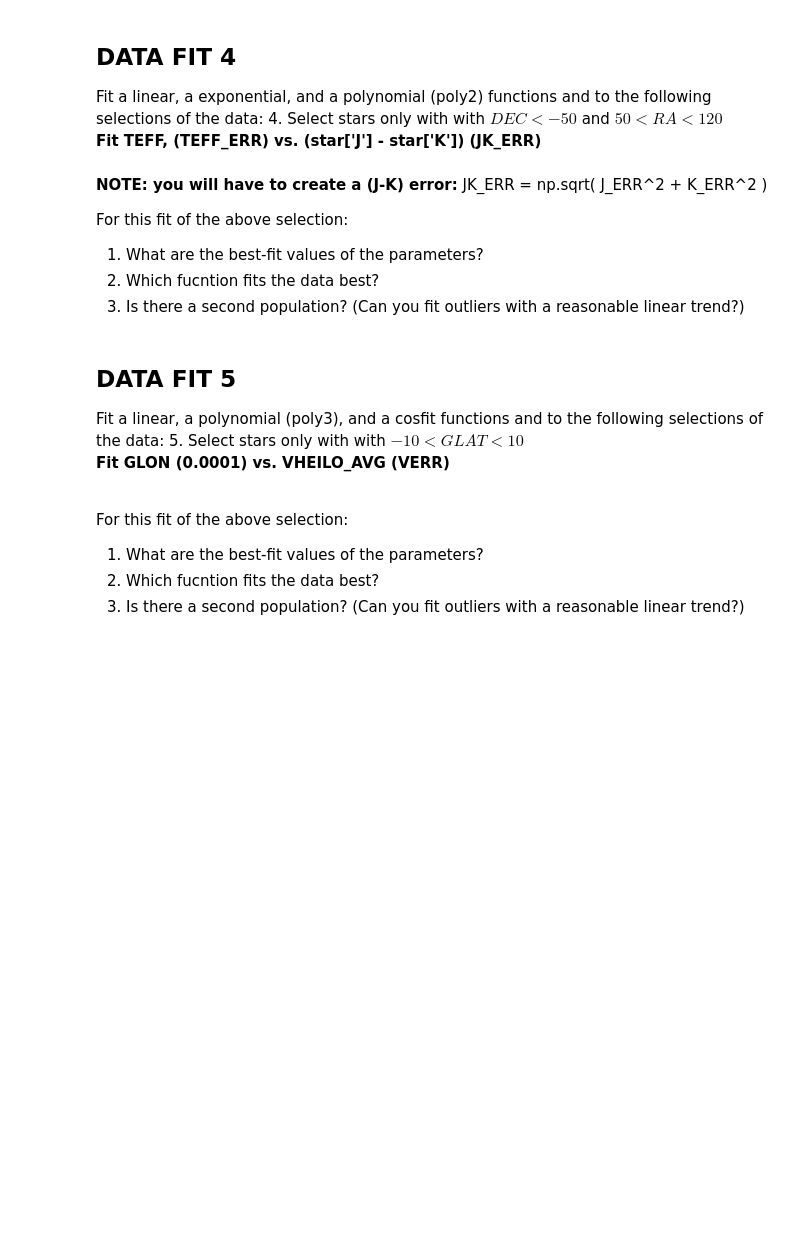
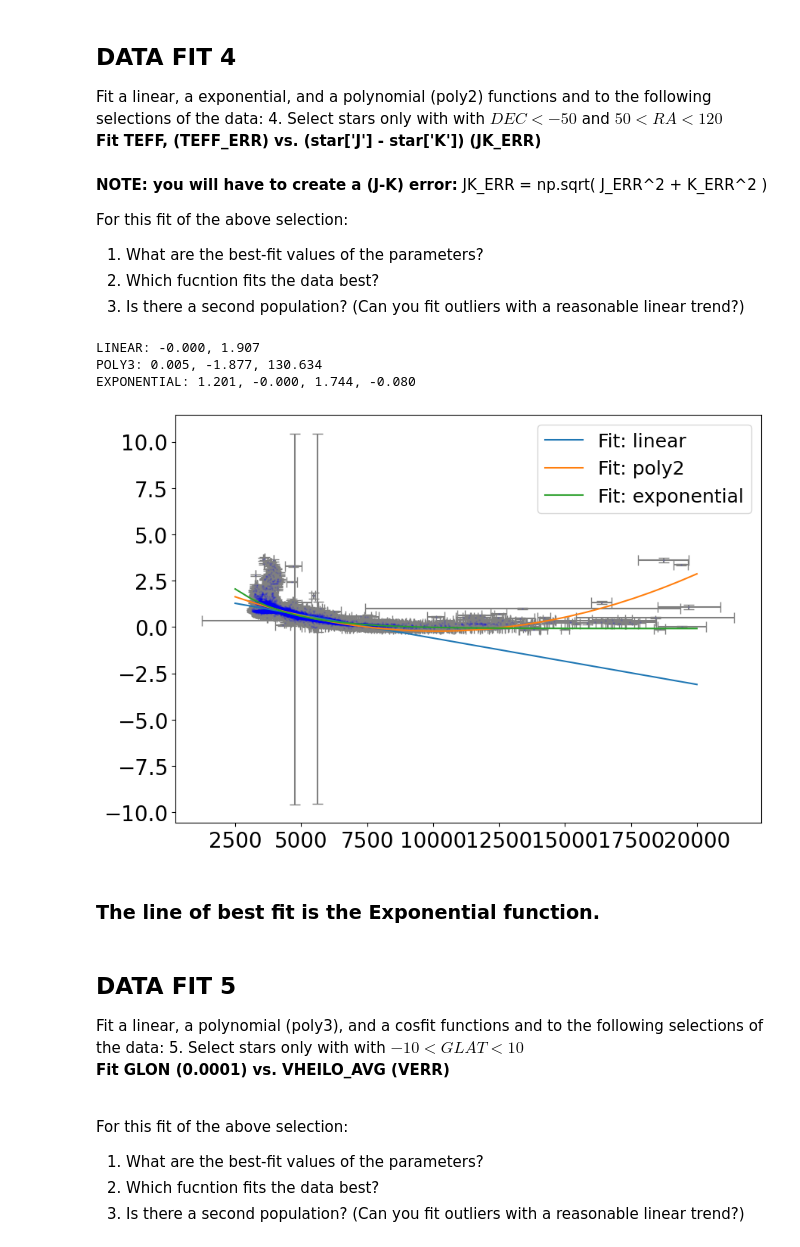
Before and after one commit to Jacobcellis03/PHYS_20323, a Jupyter notebook: Ellis_J_25_HW12.ipynb, the cells around one changed output. Drawn from its saved outputs; the diff is of its cells as text; code cells hidden in the pictures; blank space fills up the shorter version.

```diff
--- a/Ellis_J_25_HW12.ipynb
+++ b/Ellis_J_25_HW12.ipynb
@@ -466,3 +449,69 @@ For this fit of the above selection:
+# %%
+badbits = 2**23        # aspcapstar flag - Chemistry
+suspectbits = 2**16    # star flag - Stellar parameters
+
+# Make a Boolena Mask to remove bad data - AND ANY OTHER NEEDED CUTS
+# (e.g., −2 < GLAT < 2 ) or other 'bad' data not removed by the flags.
+ct1 = (np.bitwise_and(star['aspcapflag'], badbits) == 0) & \
+     (np.bitwise_and(star['starflag'], suspectbits) == 0) & \
+     (star['DEC'] < -50) & \
+     (star['RA'] > 50) & \
+     (star['RA'] < 120) & \
+     (~np.isnan(star['TEFF'])) & \
+     (~np.isnan(star['TEFF_ERR']))& \
+     (~np.isnan(star['J_ERR']))& \
+     (~np.isnan(star['K_ERR']))
+cut1 = np.where(ct1)[0]
+
+## LINEAR FIT (2 parameter)
+slope, intercept = mcFit2(linear, star['TEFF'][cut1], (star['J'][cut1]-star['K'][cut1]), star['TEFF_ERR'][cut1],
+             (np.sqrt(star['J_ERR'][cut1]**2 + star['K_ERR'][cut1]**2)), p0=[-1e-4,1])
+print(f'LINEAR: {slope:.3f}, {intercept:.3f}')
+
+
+## POLY2 FIT (3 parameter)
+polyA1, polyB1, polyC1 = mcFit3(poly2, star['TEFF'][cut1], (star['J'][cut1]-star['K'][cut1]), star['TEFF_ERR'][cut1],
+             (np.sqrt(star['J_ERR'][cut1]**2 + star['K_ERR'][cut1]**2)),p0=[1e-8,-1e-4,1])
+print(f'POLY3: {polyA:.3f}, {polyB:.3f}, {polyC:.3f}')
+
+
+## COS FIT (4 parameter)
+exponentialA, exponentialB, exponentialC, exponentialD = mcFit4(exponential, star['TEFF'][cut1], (star['J'][cut1]-star['K'][cut1]), star['TEFF_ERR'][cut1],
+             (np.sqrt(star['J_ERR'][cut1]**2 + star['K_ERR'][cut1]**2)),p0=[0.5,-1e-4,0.5,-1e-5])
+print(f'EXPONENTIAL: {exponentialA:.3f}, {exponentialB:.3f}, {exponentialC:.3f}, {exponentialD:.3f}')
+
+
+
+
+# PLOT TO VERIFY FITS FILE READ IN & BAD MASK DATA
+fig1 = plt.figure(figsize=(10,7))
+ax1 = fig1.add_subplot(111)
+ax1.xaxis.set_tick_params(labelsize=20)
+ax1.yaxis.set_tick_params(labelsize=20)
+
+# PLOT DATA AND ERROR BARS
+ax1.scatter(star['TEFF'][cut1],(star['J'][cut1]-star['K'][cut1]),s=1,c='b',alpha=0.1)
+ax1.errorbar((star['TEFF'][cut1]),(star['J'][cut1]-star['K'][cut1]), xerr=star['TEFF_ERR'][cut1],
+             yerr=(np.sqrt(star['J_ERR'][cut1]**2 + star['K_ERR'][cut1]**2)), ecolor='grey',fmt='none', capsize=5, zorder=0)
+
+
+x_plot = np.linspace(2500,20000,30) # X-PLOTING FOR FITS
+
+ax1.plot(x_plot,linear(x_plot, slope, intercept), label='Fit: linear')
+#poly2 fit
+ax1.plot(x_plot,poly2(x_plot, polyA1, polyB1, polyC1), label='Fit: poly2')
+#cosfit
+ax1.plot(x_plot,exponential(x_plot, exponentialA, exponentialB, exponentialC, exponentialD), label='Fit: exponential')
+
+plt.legend(loc='best', fontsize=18)
+plt.show()
+# %% [output]
+LINEAR: -0.000, 1.907
+POLY3: 0.005, -1.877, 130.634
+EXPONENTIAL: 1.201, -0.000, 1.744, -0.080
+[figure, added]
+# %% [markdown]
+### The line of best fit is the Exponential function.
 # %% [markdown]
 ## DATA FIT 5
 
```
Also changed, not shown: parts of 6 cells of this notebook.
